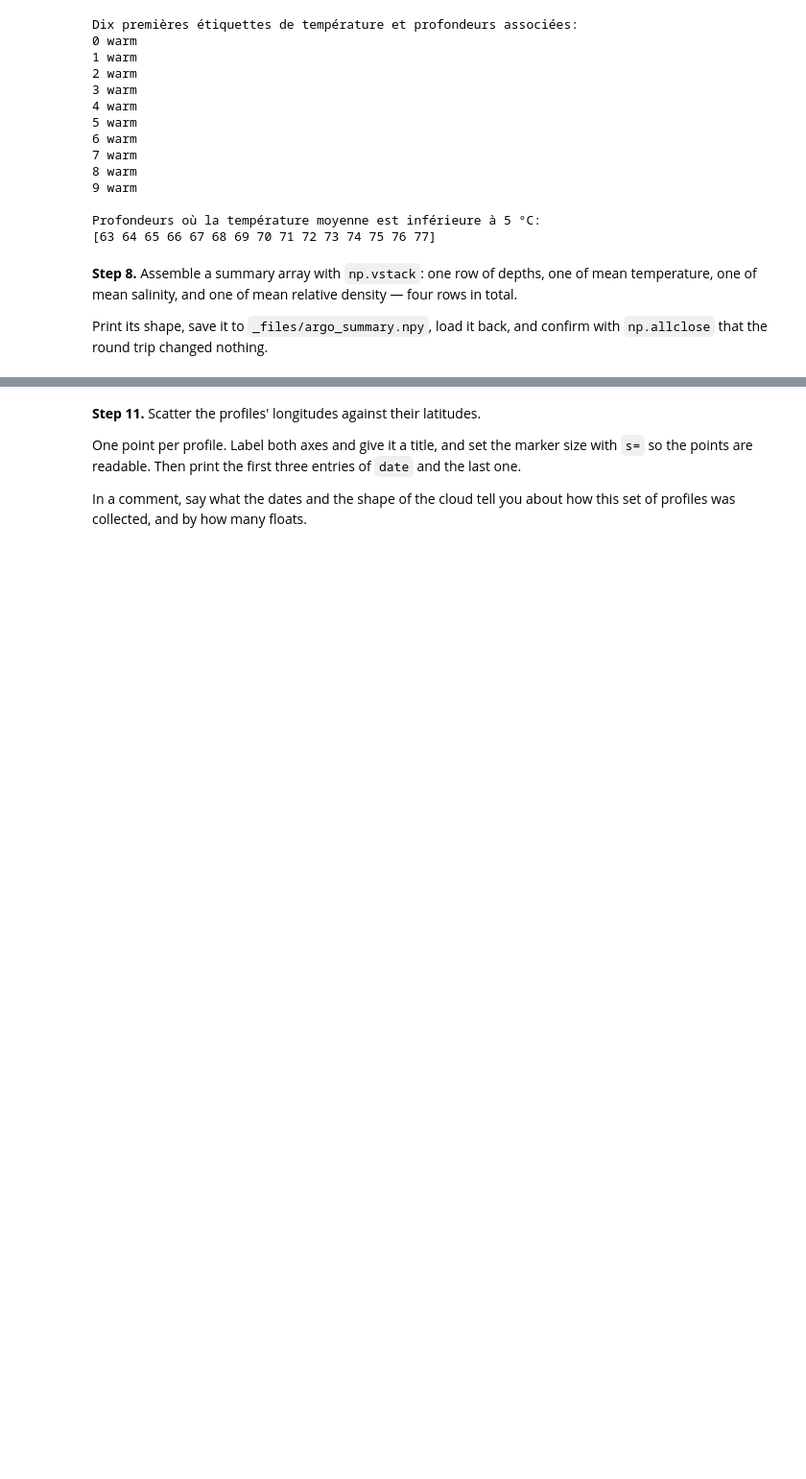
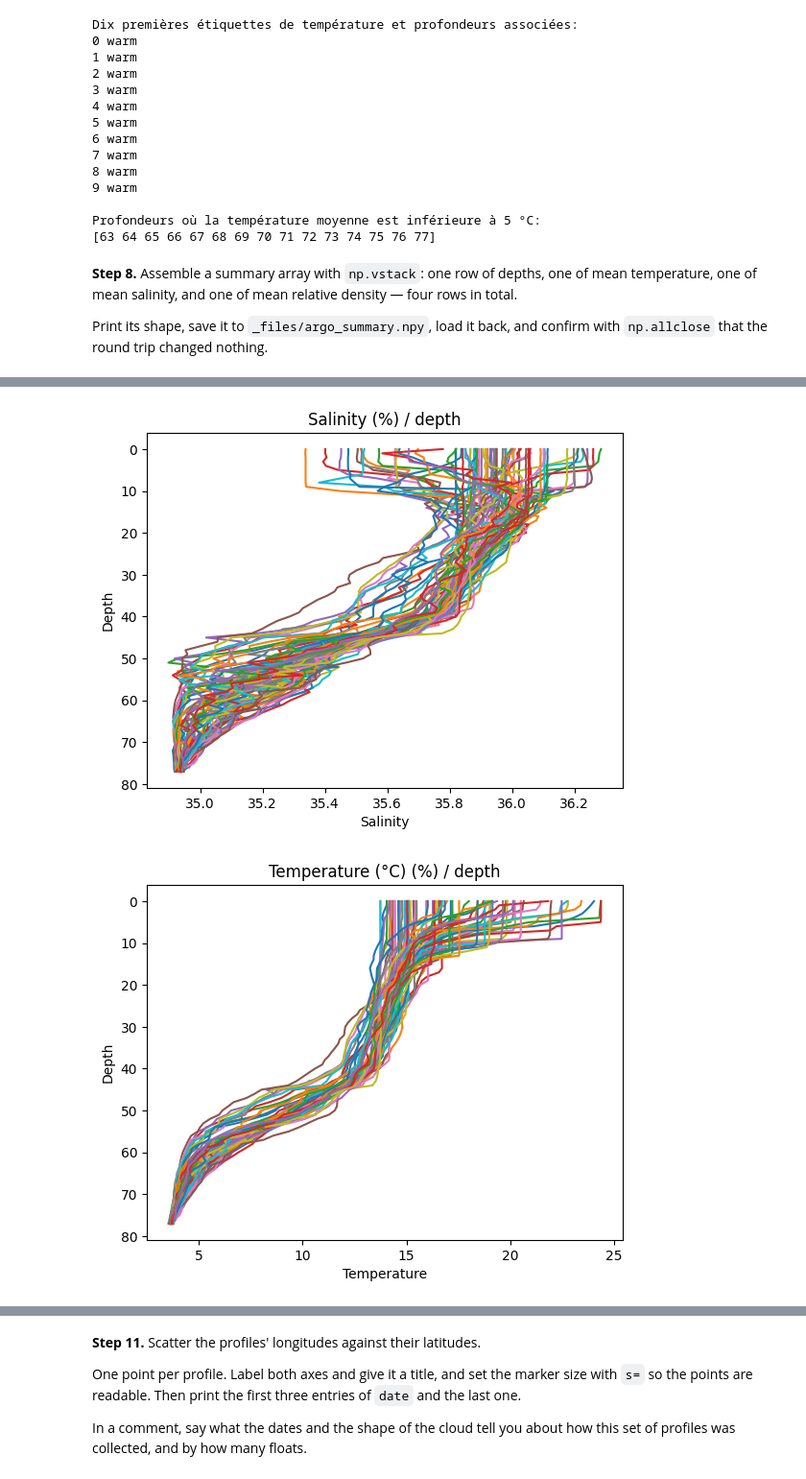
Before and after one commit to Rouliiane/2026_Intro_Python, a Jupyter notebook: part-I/1.3-numpy-exercises.ipynb, the cells around one changed output, grey strips where cells are left out. Shown at 96% size. Cells and saved outputs as stored; diff of their text form; code cells hidden in the pictures; blank space fills up the shorter version.

```diff
--- a/part-I/1.3-numpy-exercises.ipynb
+++ b/part-I/1.3-numpy-exercises.ipynb
@@ -934,6 +961,65 @@ It will look messy, because 75 profiles are drawn on top of each other.
 # %%
 # Your solution here
 # Hint: plt.figure() before each variable's plot, plt.show() after it
 # Hint: plt.plot(S, level) draws one line per column of S
 # Hint: the semicolon at the end of a plt.plot call suppresses the list of line objects
 # Hint: plt.xlabel, plt.ylabel and plt.title each take a string
+
+import matplotlib.pyplot as plt
+
+plt.figure()
+
+plt.plot(S, level)
+
+plt.gca().invert_yaxis()
+
+plt.xlabel("Salinity")
+plt.ylabel("Depth")
+
+plt.title("Salinity (%) / depth")
+
+plt.show()
+
+plt.figure
+
+plt.plot(T, level)
+
+plt.gca().invert_yaxis()
+
+plt.xlabel("Temperature")
+plt.ylabel("Depth")
+
+plt.title("Temperature (°C) (%) / depth")
+
+
+plt.show()
+
+plt.figure
+
+plt.plot(P, level)
+
+plt.gca().invert_yaxis()
+
+plt.xlabel("Pressure")
+plt.ylabel("Depth")
+
+plt.title("Pressure (hPa) / depth")
+
+
+
+plt.show()
+
+plt.figure
+
+plt.plot(relative_density, level)
+
+plt.gca().invert_yaxis()
+
+plt.xlabel("Relative Density")
+plt.ylabel("Depth")
+
+plt.title("Relative Density / dept")
+plt.show()
+# %% [output]
+[figure, added]
+[figure, added]
```
Also changed, not shown: parts of 4 cells of this notebook.
